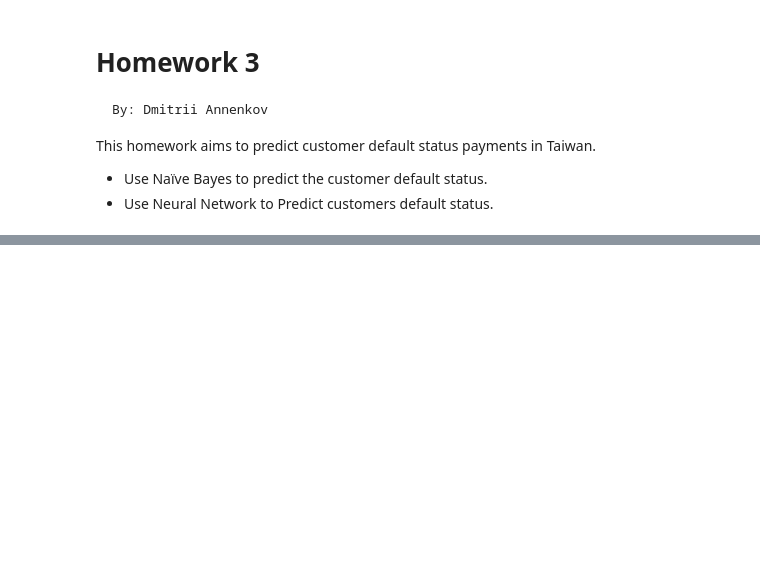
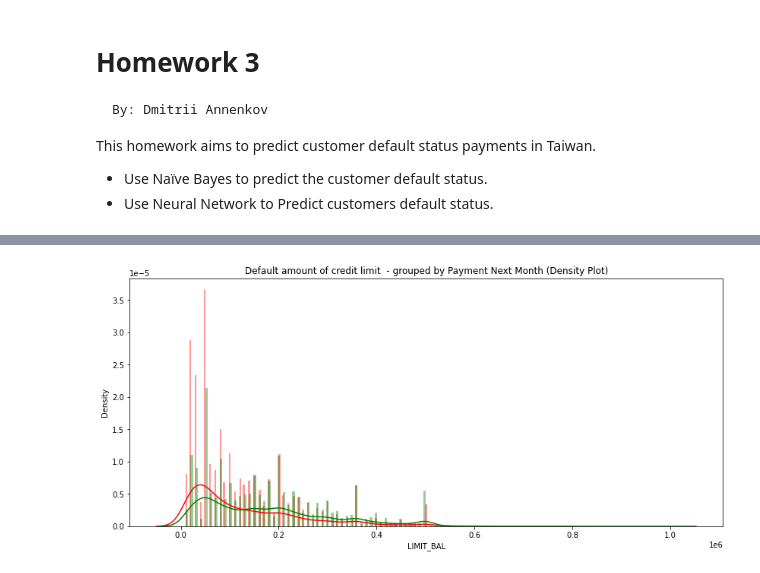
Before and after one commit to dmitriiannenkov/hw3, a Jupyter notebook: Homework3/homework3.ipynb, the cells around one changed output, grey strips where cells are left out. Cells and saved outputs as stored; diff of their text form; code cells hidden in the pictures; blank space fills up the shorter version.

```diff
--- a/Homework3/homework3.ipynb
+++ b/Homework3/homework3.ipynb
@@ -25,0 +128,11 @@ df.isna().sum()
+# %%
+class_0 = df.loc[df['default payment next month'] == 0]['LIMIT_BAL']
+class_1 = df.loc[df['default payment next month'] == 1]['LIMIT_BAL']
+plt.figure(figsize = (14,6))
+plt.title('Default amount of credit limit  - grouped by Payment Next Month (Density Plot)')
+sns.set_color_codes("pastel")
+sns.distplot(class_1,kde=True,bins=200, color="red")
+sns.distplot(class_0,kde=True,bins=200, color="green")
+plt.show()
+# %% [output]
+[figure, added]
```
Also changed, not shown: parts of 40 cells of this notebook, 2 other files.
